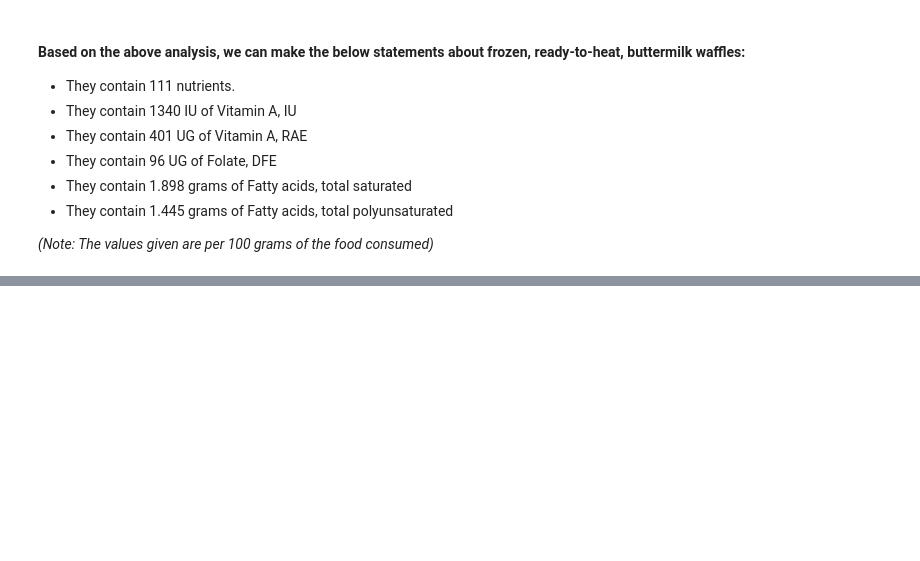
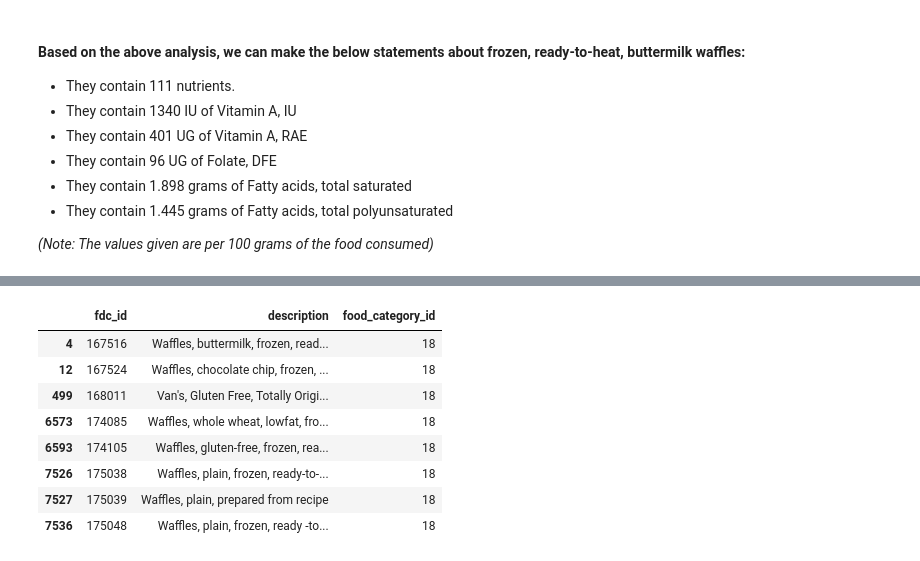
Before and after one commit to ariesunique/furry-waffle, a Jupyter notebook: FoodDataCentral.ipynb, the cells around one changed output, grey strips where cells are left out. Saved outputs shown, nothing was run; the diff lists cells and outputs as text; code cells hidden in the pictures; blank space fills up the shorter version.

```diff
--- a/FoodDataCentral.ipynb
+++ b/FoodDataCentral.ipynb
@@ -210,0 +217,13 @@ nutrient[nutrient.id.isin( [1258, 1104, 1106, 1293, 1190]  )]
+# %%
+waffles_data = food_data[food_data.description.str.contains('Waffles')]
+waffles_data[['fdc_id', 'description', 'food_category_id']]
+# %% [output]
+|  | fdc_id | description | food_category_id |
+| 4 | 167516 | Waffles, buttermilk, frozen, read... | 18 |
+| 12 | 167524 | Waffles, chocolate chip, frozen, ... | 18 |
+| 499 | 168011 | Van's, Gluten Free, Totally Origi... | 18 |
+| 6573 | 174085 | Waffles, whole wheat, lowfat, fro... | 18 |
+| 6593 | 174105 | Waffles, gluten-free, frozen, rea... | 18 |
+| 7526 | 175038 | Waffles, plain, frozen, ready-to-... | 18 |
+| 7527 | 175039 | Waffles, plain, prepared from recipe | 18 |
+| 7536 | 175048 | Waffles, plain, frozen, ready -to... | 18 |
```
Also changed, not shown: parts of 8 cells of this notebook.
